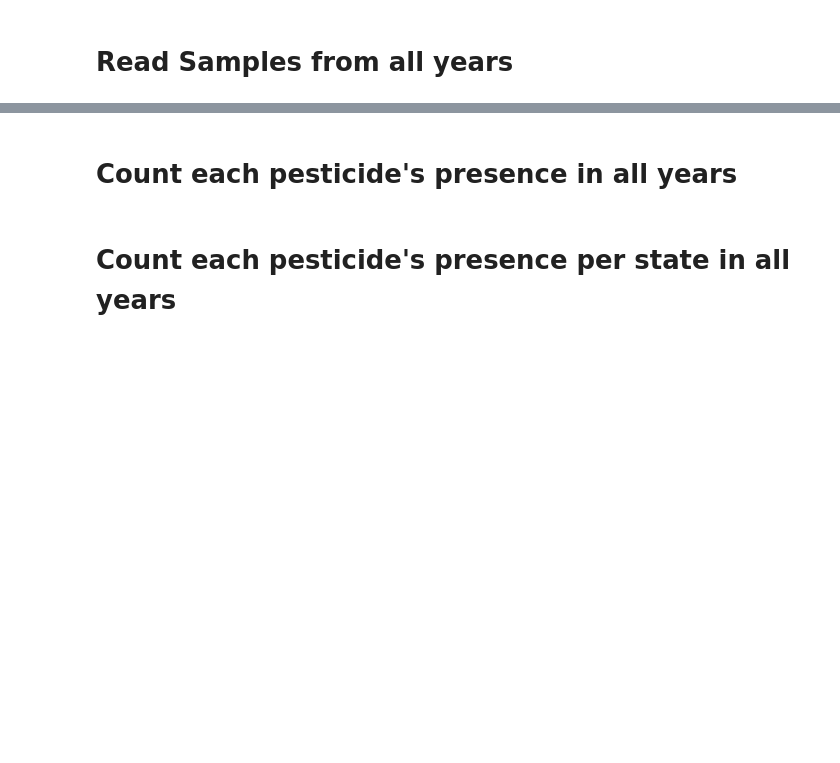
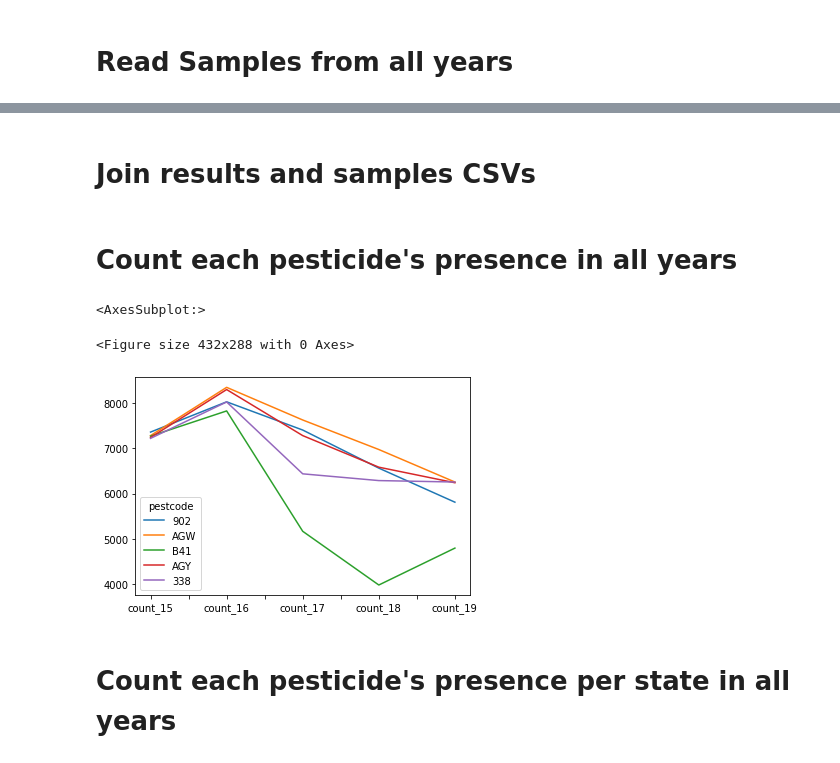
Before and after one commit to nicolastmaia/pesticides-data-science, a Jupyter notebook: index.ipynb, the cells around one changed output, grey strips where cells are left out. Saved outputs shown, nothing was run; the diff lists cells and outputs as text; code cells hidden in the pictures; blank space fills up the shorter version.

Commit message:
pesticide in all years plot

```diff
--- a/index.ipynb
+++ b/index.ipynb
@@ -61,14 +60,37 @@ results_16 = pd.read_csv('./datasets/database/2016PDPDatabase/PDP16Results.txt',
 results_17 = pd.read_csv('./datasets/database/2017PDPDatabase/PDP17Results.txt', delimiter="|", names=results_colums_labels);
 results_18 = pd.read_csv('./datasets/database/2018PDPDatabase/PDP18Results.txt', delimiter="|", names=results_colums_labels);
 results_19 = pd.read_csv('./datasets/database/2019PDPDatabase/PDP19Results.txt', delimiter="|", names=results_colums_labels);
+# %% [markdown]
+# Join results and samples CSVs
+# %%
+results_join_samples_15 = results_15.merge(samples_15,on='sample_pk',how='inner').drop(columns=['commod_y', 'commtype_y']).rename(columns={'commod_x': 'commod', 'commtype_x':'commtype'})
+results_join_samples_16 = results_16.merge(samples_16,on='sample_pk',how='inner').drop(columns=['commod_y', 'commtype_y']).rename(columns={'commod_x': 'commod', 'commtype_x':'commtype'})
+results_join_samples_17 = results_17.merge(samples_17,on='sample_pk',how='inner').drop(columns=['commod_y', 'commtype_y']).rename(columns={'commod_x': 'commod', 'commtype_x':'commtype'})
+results_join_samples_18 = results_18.merge(samples_18,on='sample_pk',how='inner').drop(columns=['commod_y', 'commtype_y']).rename(columns={'commod_x': 'commod', 'commtype_x':'commtype'})
+results_join_samples_19 = results_19.merge(samples_19,on='sample_pk',how='inner').drop(columns=['commod_y', 'commtype_y']).rename(columns={'commod_x': 'commod', 'commtype_x':'commtype'})
 # %% [markdown]
 # Count each pesticide's presence in all years
 # %%
-pest_count_general_15 = results_15["pestcode"].value_counts()
-pest_count_general_16 = results_16["pestcode"].value_counts()
-pest_count_general_17 = results_17["pestcode"].value_counts()
-pest_count_general_18 = results_18["pestcode"].value_counts()
-pest_count_general_19 = results_19["pestcode"].value_counts()
+pest_count_general_15 = results_join_samples_15["pestcode"].value_counts().rename_axis(['pestcode']).reset_index(name='count_15')
+pest_count_general_16 = results_join_samples_16["pestcode"].value_counts().rename_axis(['pestcode']).reset_index(name='count_16')
+pest_count_general_17 = results_join_samples_17["pestcode"].value_counts().rename_axis(['pestcode']).reset_index(name='count_17')
+pest_count_general_18 = results_join_samples_18["pestcode"].value_counts().rename_axis(['pestcode']).reset_index(name='count_18')
+pest_count_general_19 = results_join_samples_19["pestcode"].value_counts().rename_axis(['pestcode']).reset_index(name='count_19')
+# %%
+count_general_all_years = pest_count_general_15.merge(pest_count_general_16, on='pestcode', how='inner').merge(pest_count_general_17, on='pestcode', how='inner').merge(pest_count_general_18, on='pestcode', how='inner').merge(pest_count_general_19, on='pestcode', how='inner')
+
+only_values = count_general_all_years.loc[:,'count_15':]
+only_values_T = only_values.T
+only_values_T.columns=count_general_all_years['pestcode']
+# %%
+plt.figure()
+
+# Select only a subset because there are too many pesticides
+only_values_T.iloc[:,50:55].plot()
+# %% [output]
+<AxesSubplot:>
+<Figure size 432x288 with 0 Axes>
+[figure, added]
 # %% [markdown]
 # Count each pesticide's presence per state in all years
 # %%
```
Also changed, not shown: parts of 14 cells of this notebook.
